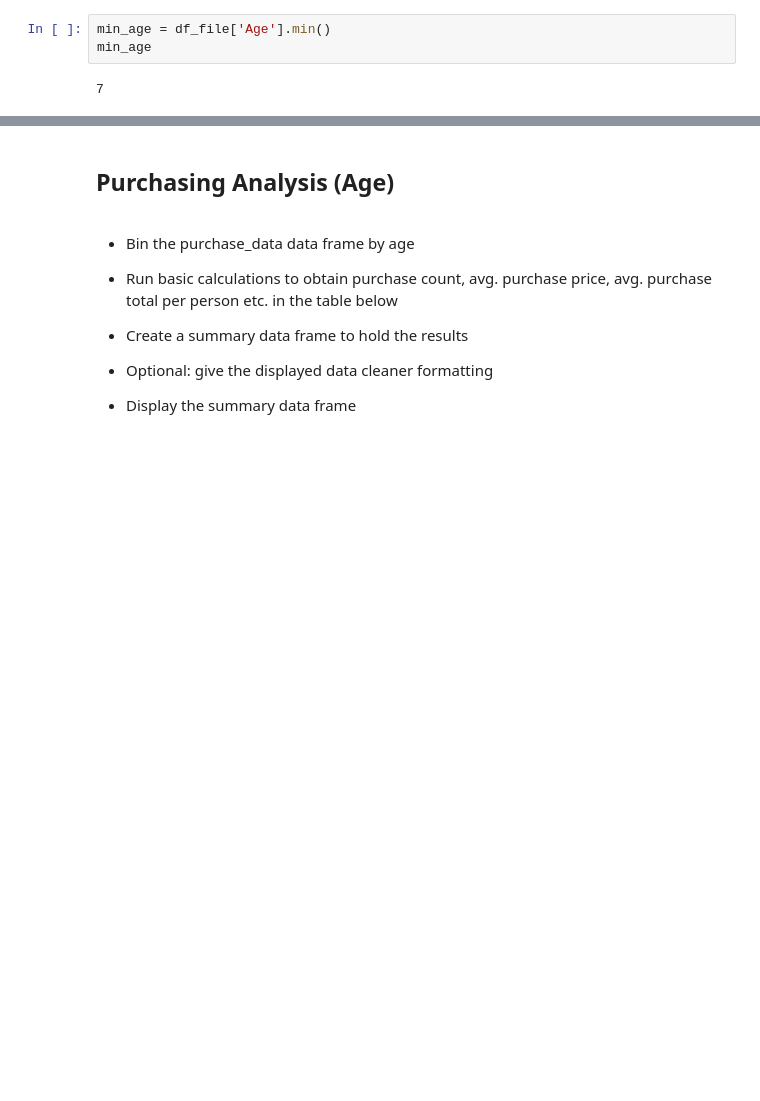
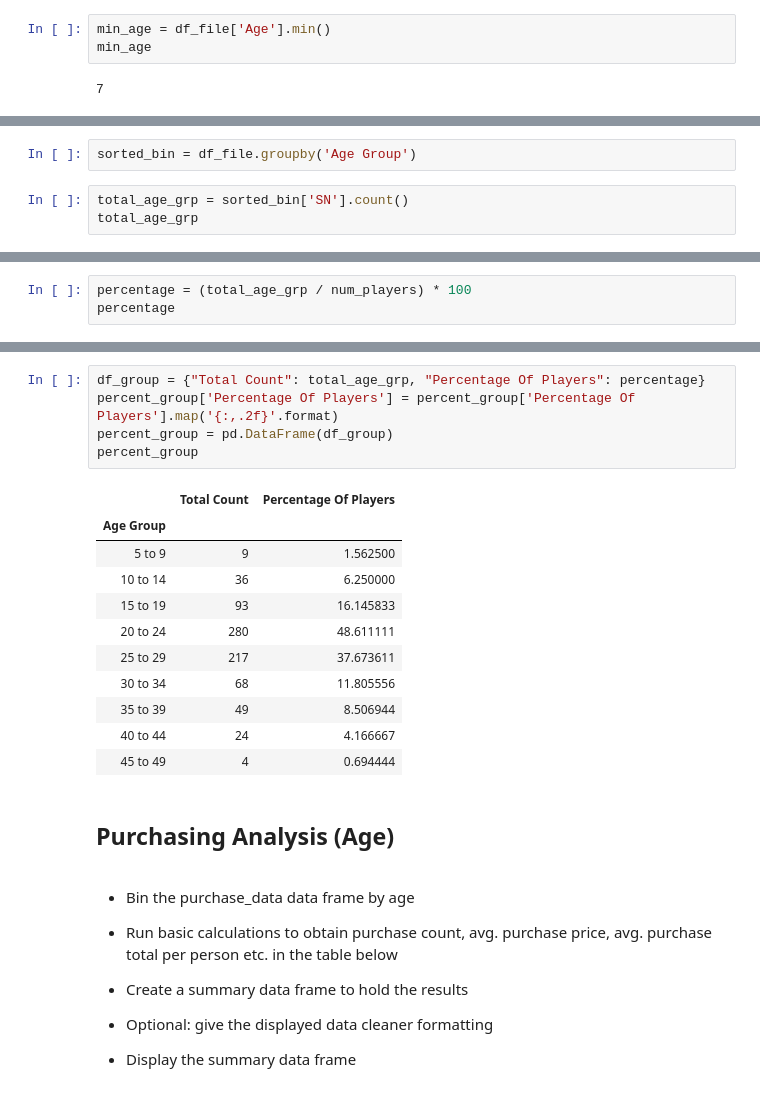
Before and after one commit to alvinochieng/pandas---challenge, a Jupyter notebook: HeroesOfPymoli/HeroesOfPymoli_starter.ipynb, the cells around one changed output, grey strips where cells are left out. Drawn from its saved outputs; the diff is of its cells as text; blank space fills up the shorter version.

```diff
--- a/HeroesOfPymoli/HeroesOfPymoli_starter.ipynb
+++ b/HeroesOfPymoli/HeroesOfPymoli_starter.ipynb
@@ -340,0 +340,5 @@ Categories (11, object): [0 to 4 < 4 to 7 < 7 to 10 < 10 to 14 ... 27 to 30 < 31
+# %%
+sorted_bin = df_file.groupby('Age Group')
+# %%
+total_age_grp = sorted_bin['SN'].count()
+total_age_grp
@@ -340,0 +357,3 @@ Categories (11, object): [0 to 4 < 4 to 7 < 7 to 10 < 10 to 14 ... 27 to 30 < 31
+# %%
+percentage = (total_age_grp / num_players) * 100
+percentage
@@ -341,3 +372,20 @@ Categories (11, object): [0 to 4 < 4 to 7 < 7 to 10 < 10 to 14 ... 27 to 30 < 31
+# %%
+df_group = {"Total Count": total_age_grp, "Percentage Of Players": percentage}
+percent_group['Percentage Of Players'] = percent_group['Percentage Of Players'].map('{:,.2f}'.format)
+percent_group = pd.DataFrame(df_group)
+percent_group
+# %% [output]
+|  | Total Count | Percentage Of Players |
+| Age Group |  |  |
+| 5 to 9 | 9 | 1.562500 |
+| 10 to 14 | 36 | 6.250000 |
+| 15 to 19 | 93 | 16.145833 |
+| 20 to 24 | 280 | 48.611111 |
+| 25 to 29 | 217 | 37.673611 |
+| 30 to 34 | 68 | 11.805556 |
+| 35 to 39 | 49 | 8.506944 |
+| 40 to 44 | 24 | 4.166667 |
+| 45 to 49 | 4 | 0.694444 |
 # %% [markdown]
 ## Purchasing Analysis (Age)
 # %% [markdown]
```
Also changed, not shown: parts of 4 cells of this notebook.
